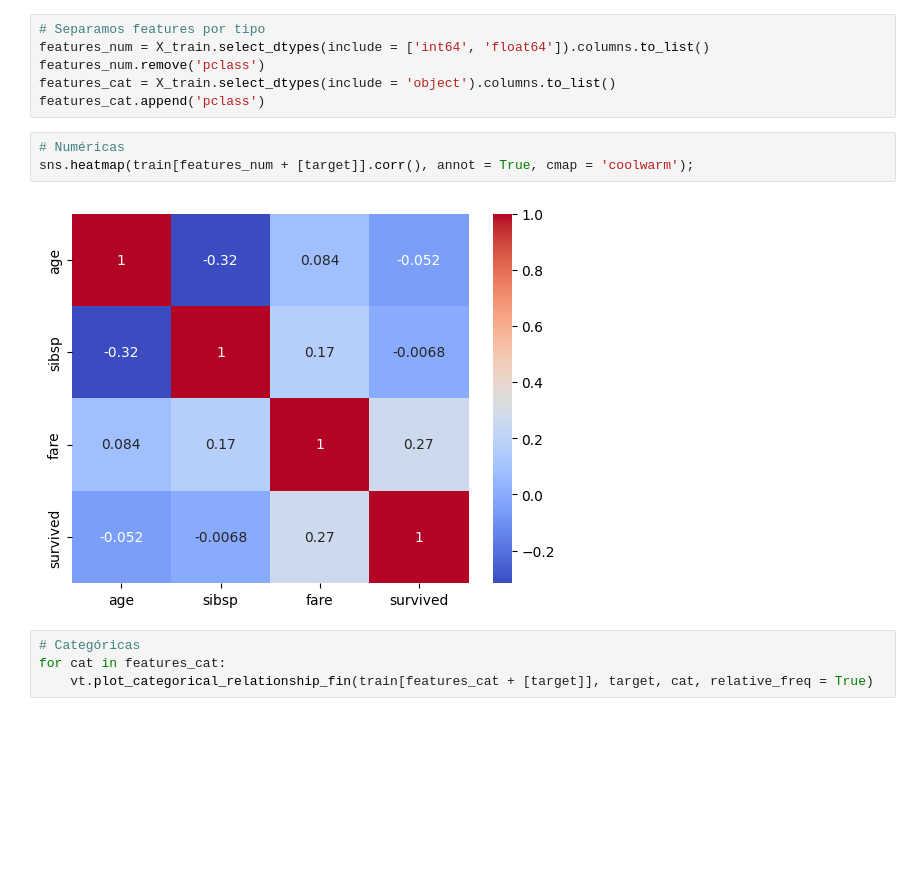
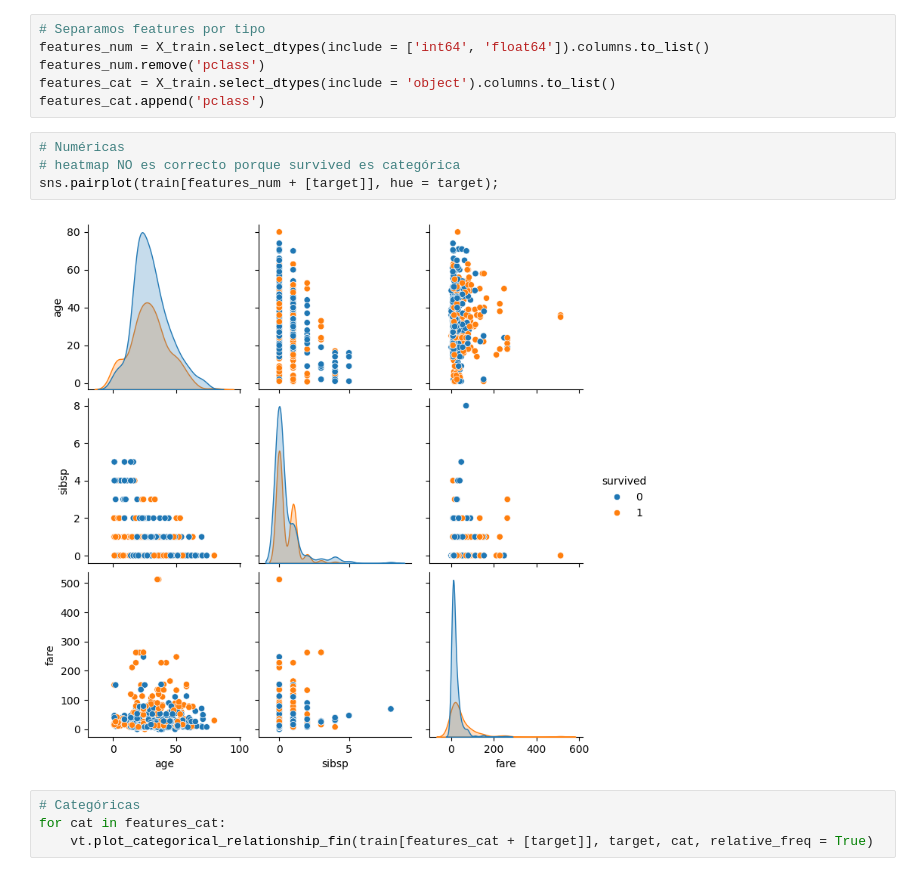
Before and after one commit to mardelmir/ONLINE_DS_THEBRIDGE_mardelmir, a Jupyter notebook: 04_Machine_Learning/Sprint_12/Unidad_02/Challenge/18_Practica_Obligatoria_Clasificacion_y_Regresion_Logistica.ipynb, the cells around one changed output. Saved outputs shown, nothing was run; the diff lists cells and outputs as text; blank space fills up the shorter version.

```diff
--- a/04_Machine_Learning/Sprint_12/Unidad_02/Challenge/18_Practica_Obligatoria_Clasificacion_y_Regresion_Logistica.ipynb
+++ b/04_Machine_Learning/Sprint_12/Unidad_02/Challenge/18_Practica_Obligatoria_Clasificacion_y_Regresion_Logistica.ipynb
@@ -173,11 +169,12 @@ features_num = X_train.select_dtypes(include = ['int64', 'float64']).columns.to_
 features_num.remove('pclass')
 features_cat = X_train.select_dtypes(include = 'object').columns.to_list()
 features_cat.append('pclass')
-# %%
-# Numéricas
-sns.heatmap(train[features_num + [target]].corr(), annot = True, cmap = 'coolwarm');
-# %% [output]
-[figure, removed]
+# %%
+# Numéricas
+# heatmap NO es correcto porque survived es categórica
+sns.pairplot(train[features_num + [target]], hue = target);
+# %% [output]
+[figure, added]
 # %%
 # Categóricas
 for cat in features_cat:
```
Also changed, not shown: parts of 3 cells of this notebook, 4 other files.
